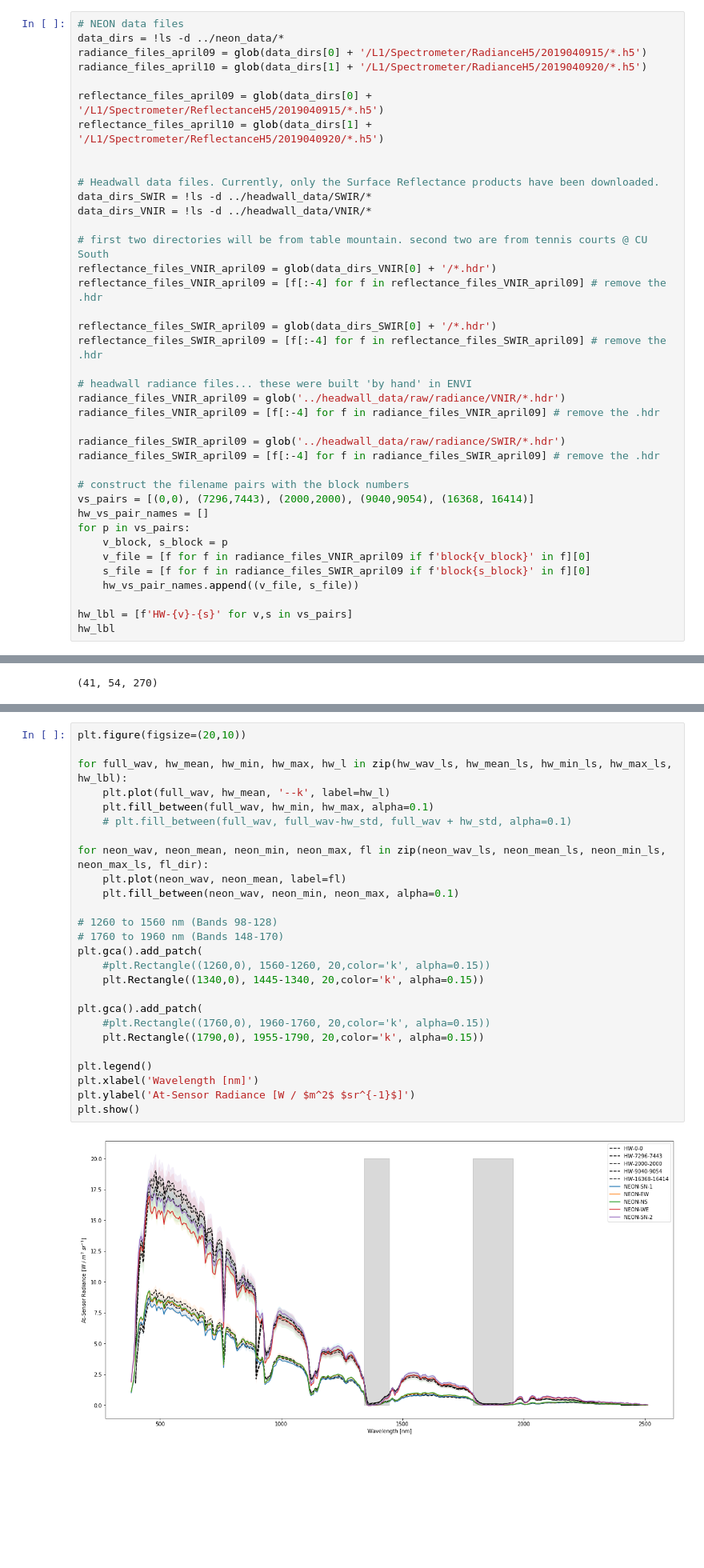
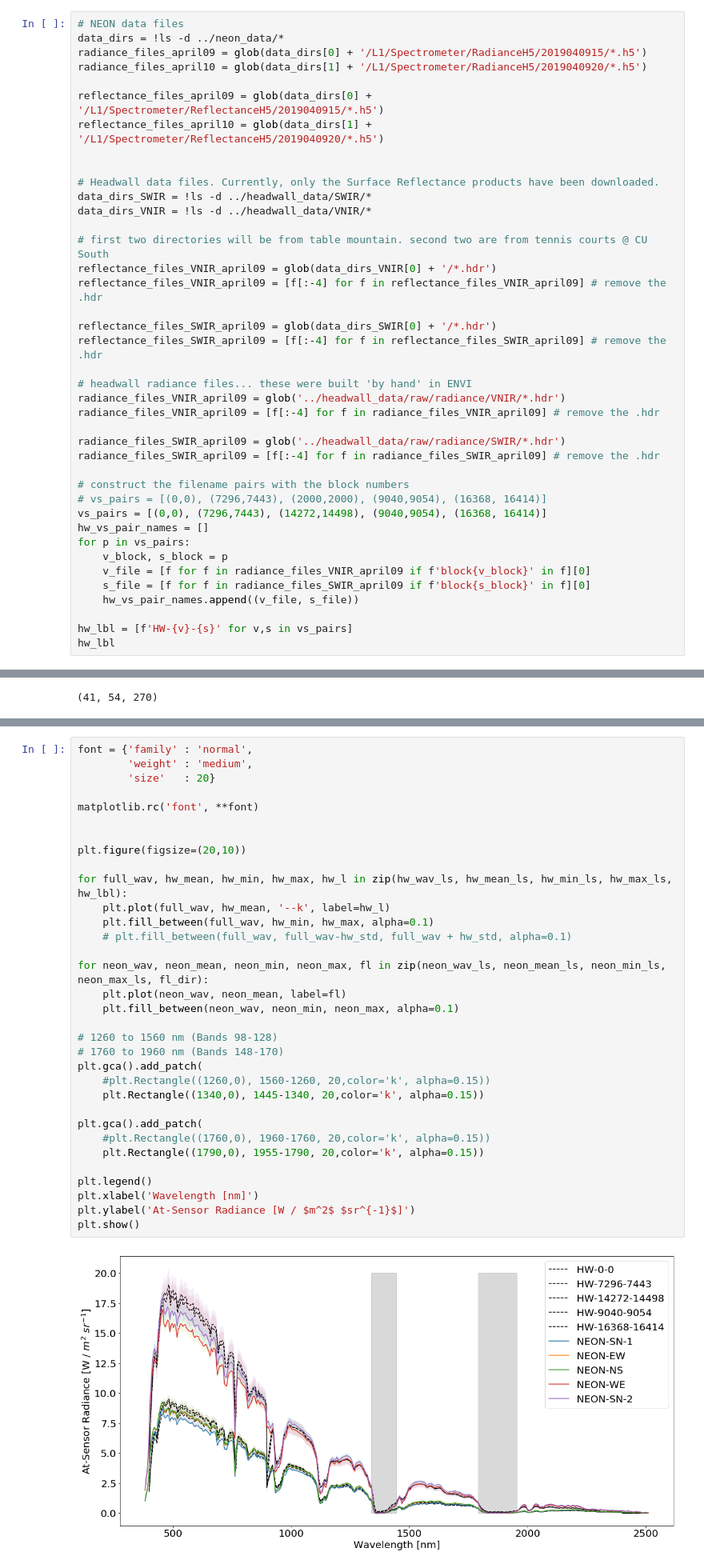
Before and after one commit to earthlab/neon-headwall-data, a Jupyter notebook: notebooks/DASK_RADIANCE_compare_headwall_NEON_all_flight_lines_TABLE_MTN.ipynb, the cells around one changed output, grey strips where cells are left out. Shown at 80% size. Saved outputs shown, nothing was run; the diff lists cells and outputs as text; blank space fills up the shorter version.

Commit message:
fixed plots again

```diff
--- a/notebooks/DASK_RADIANCE_compare_headwall_NEON_all_flight_lines_TABLE_MTN.ipynb
+++ b/notebooks/DASK_RADIANCE_compare_headwall_NEON_all_flight_lines_TABLE_MTN.ipynb
@@ -57,7 +57,8 @@ radiance_files_SWIR_april09 = glob('../headwall_data/raw/radiance/SWIR/*.hdr')
 radiance_files_SWIR_april09 = [f[:-4] for f in radiance_files_SWIR_april09] # remove the .hdr
 
 # construct the filename pairs with the block numbers
-vs_pairs = [(0,0), (7296,7443), (2000,2000), (9040,9054), (16368, 16414)]
+# vs_pairs = [(0,0), (7296,7443), (2000,2000), (9040,9054), (16368, 16414)]
+vs_pairs = [(0,0), (7296,7443), (14272,14498), (9040,9054), (16368, 16414)]
 hw_vs_pair_names = []
 for p in vs_pairs:
     v_block, s_block = p
@@ -247,31 +247,38 @@ for full_neon in full_neon_ls:
     neon_min_ls.append(neon_min)
     neon_std_ls.append(neon_std)
 # %%
+font = {'family' : 'normal',
+        'weight' : 'medium',
+        'size'   : 20}
+
+matplotlib.rc('font', **font)
+
+
 plt.figure(figsize=(20,10))
 
 for full_wav, hw_mean, hw_min, hw_max, hw_l in zip(hw_wav_ls, hw_mean_ls, hw_min_ls, hw_max_ls, hw_lbl):
     plt.plot(full_wav, hw_mean, '--k', label=hw_l)
     plt.fill_between(full_wav, hw_min, hw_max, alpha=0.1)
     # plt.fill_between(full_wav, full_wav-hw_std, full_wav + hw_std, alpha=0.1)
 
 for neon_wav, neon_mean, neon_min, neon_max, fl in zip(neon_wav_ls, neon_mean_ls, neon_min_ls, neon_max_ls, fl_dir):
     plt.plot(neon_wav, neon_mean, label=fl)
     plt.fill_between(neon_wav, neon_min, neon_max, alpha=0.1)
 
 # 1260 to 1560 nm (Bands 98-128)
 # 1760 to 1960 nm (Bands 148-170)
 plt.gca().add_patch(
     #plt.Rectangle((1260,0), 1560-1260, 20,color='k', alpha=0.15))
     plt.Rectangle((1340,0), 1445-1340, 20,color='k', alpha=0.15))
 
 plt.gca().add_patch(
     #plt.Rectangle((1760,0), 1960-1760, 20,color='k', alpha=0.15))
     plt.Rectangle((1790,0), 1955-1790, 20,color='k', alpha=0.15))
 
 plt.legend()
 plt.xlabel('Wavelength [nm]')
 plt.ylabel('At-Sensor Radiance [W / $m^2$ $sr^{-1}$]')
 plt.show()
 # %% [output]
-[figure, old version]
+[figure, new version]
 # %%
```
Also changed, not shown: parts of 25 cells of this notebook.
